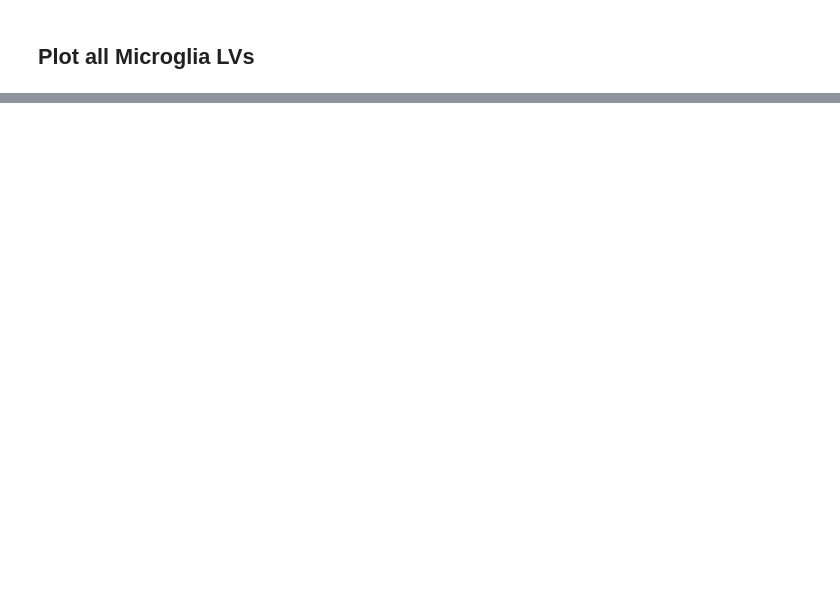
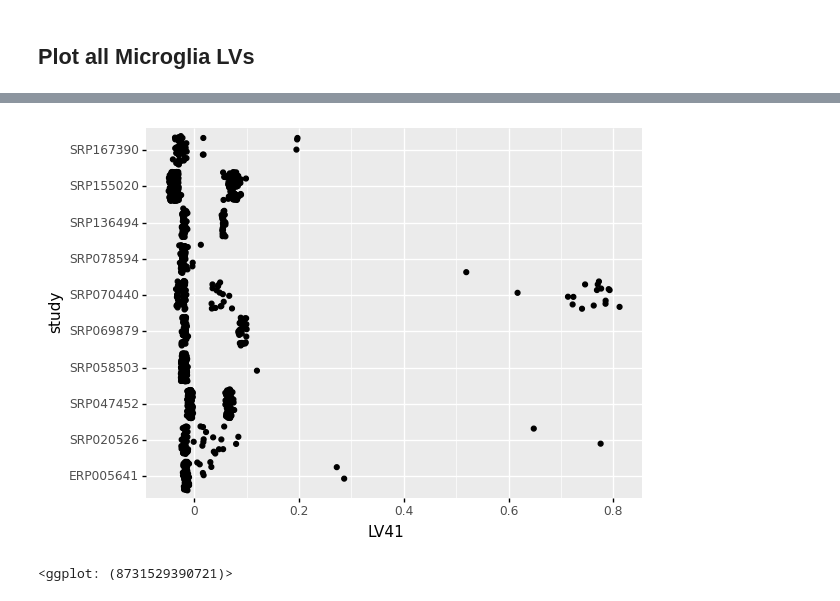
Before and after one commit to greenelab/mousiplier, a Jupyter notebook: cluster_lvs.ipynb, the cells around one changed output, grey strips where cells are left out. Cells and saved outputs as stored; diff of their text form; code cells hidden in the pictures; blank space fills up the shorter version.

```diff
--- a/cluster_lvs.ipynb
+++ b/cluster_lvs.ipynb
@@ -322,0 +271,16 @@ See the caveats in the documentation: https://pandas.pydata.org/pandas-docs/stab
+# %%
+studies = set(filtered_study_df['study'])
+lv = 'LV41'
+
+results = {'scores': [], 'studies': []}
+
+for study in studies:
+    kmeans = cluster.KMeans(n_clusters=2, random_state=42)
+    study_df = lv_df_with_metadata[lv_df_with_metadata['study'] == study]
+
+    lv_data = study_df[lv].values.reshape(-1, 1)
+    clusters = kmeans.fit_predict(lv_data)
+
+    score = metrics.silhouette_score(lv_data, clusters, random_state=42)
+    results['scores'].append(score)
+    results['studies'].append(study)
@@ -322,0 +309,10 @@ See the caveats in the documentation: https://pandas.pydata.org/pandas-docs/stab
+# %%
+top_studies = result_df.sort_values(by='scores', ascending=False)['studies'][:10]
+
+plot_df = lv_df_with_metadata[lv_df_with_metadata['study'].isin(top_studies)]
+plot = ggplot(plot_df, aes(x='LV41', y='study'))
+plot += geom_jitter(random_state=42)
+plot
+# %% [output]
+[figure, added]
+<ggplot: (8731529390721)>
```
Also changed, not shown: parts of 19 cells of this notebook.
